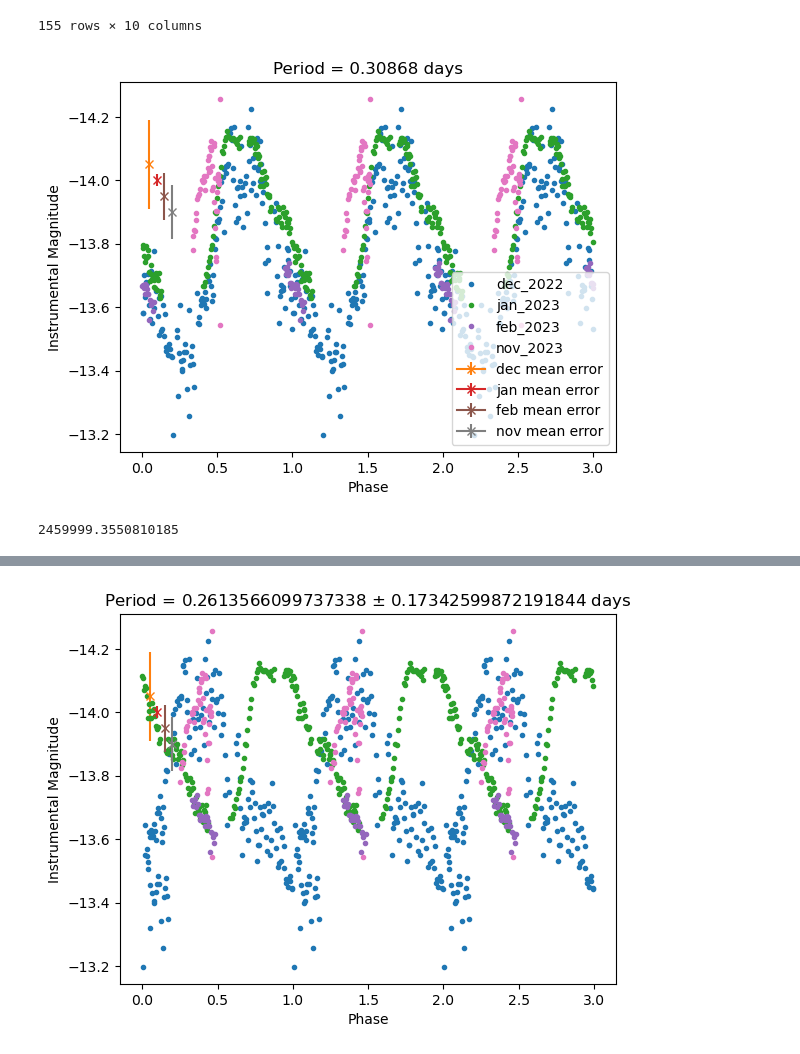
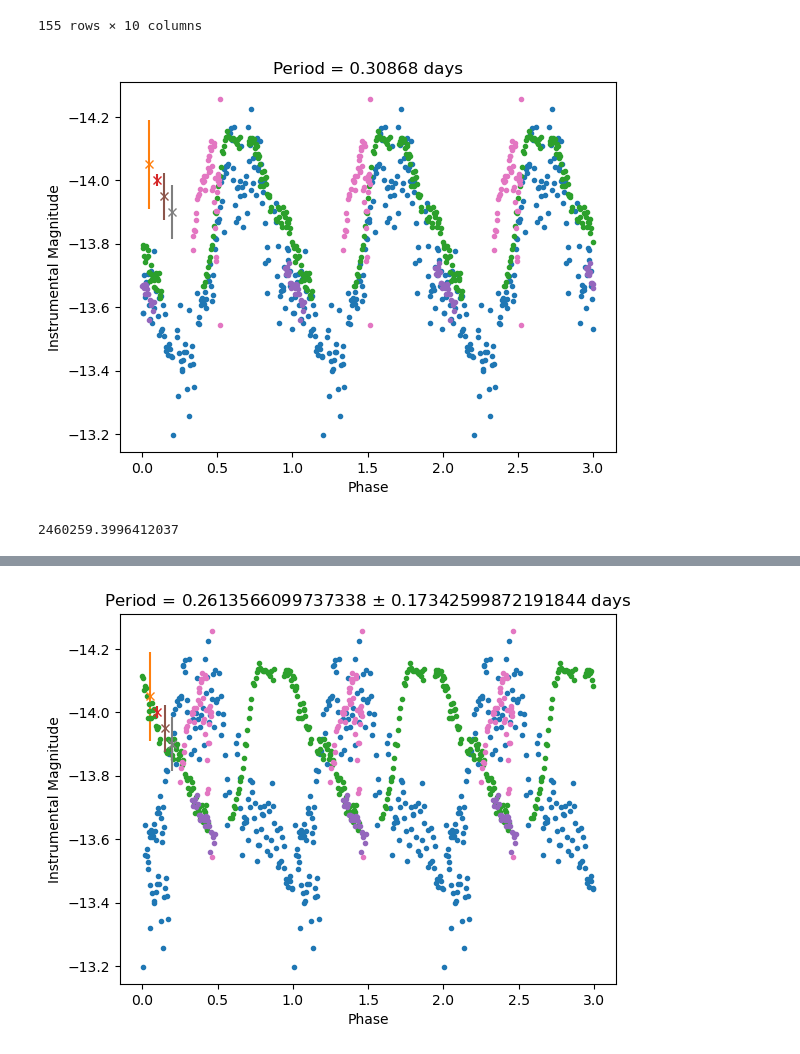
Before and after one commit to milliebutspace/MPhys-Code, a Jupyter notebook: Periodograms M.ipynb, the cells around one changed output, grey strips where cells are left out. Drawn from its saved outputs; the diff is of its cells as text; code cells hidden in the pictures.

```diff
--- a/Periodograms M.ipynb
+++ b/Periodograms M.ipynb
@@ -124,22 +124,22 @@ dec_2022
 # %%
 plt.plot(phase_dec, mag_dec, marker='.', ls='None', zorder=1, label='dec_2022')
 plt.errorbar(0.05, -14.05, np.median(error_dec), marker='x', label='dec mean error')
 plt.plot(phase_jan, mag_jan, marker='.', ls='None', zorder=2, label='jan_2023')
 plt.errorbar(0.1, -14.0, np.median(error_jan), marker='x', label='jan mean error')
 plt.plot(phase_feb, mag_feb, marker='.', ls='None', zorder=3, label='feb_2023')
 plt.errorbar(0.15, -13.95, np.median(error_feb), marker='x', label='feb mean error')
 plt.plot(phase_nov, mag_nov, marker='.', ls='None', zorder=4, label='nov_2023')
 plt.errorbar(0.2, -13.9, np.median(error_nov), marker='x', label='nov mean error')
 plt.gca().invert_yaxis()
 plt.title(f'Period = {period_2017} days')
 plt.xlabel('Phase')
 plt.ylabel('Instrumental Magnitude')
-plt.legend()
+# plt.legend()
 plt.show()
 # %% [output]
-[figure, old version]
+[figure, new version]
 # %%
-df_combined = pd.concat([jan_2023, feb_2023], axis=0)
+df_combined = pd.concat([dec_2022, jan_2023, feb_2023, nov_2023], axis=0)
 df_combined.reset_index()
 last_obs = get_julian_datetime(pd.to_datetime(df_combined['date_time'].max()))
 print(last_obs)
@@ -151,7 +151,7 @@ combined_error = df_combined['magnitude_error']
 
 time_frequencies, time_powers = LombScargle(combined_julian_times, combined_mags).autopower()
 # %% [output]
-2459999.3550810185
+2460259.3996412037
 # %%
 plt.plot(time_frequencies, time_powers, marker='.', ls='None')
 # plt.title('LombScargle applied to Dec and Jan data')
```
Also changed, not shown: parts of 2 cells of this notebook.
